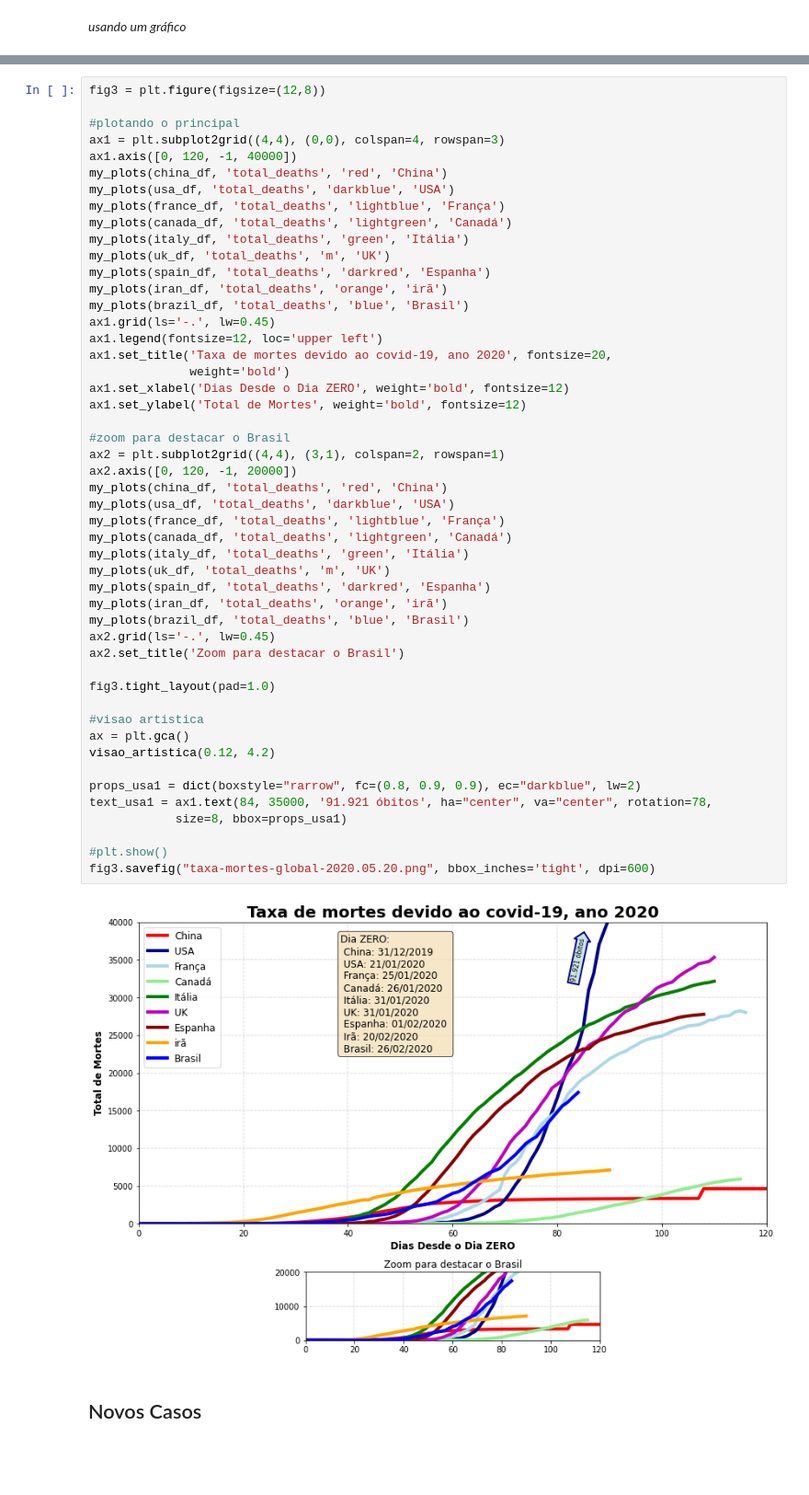
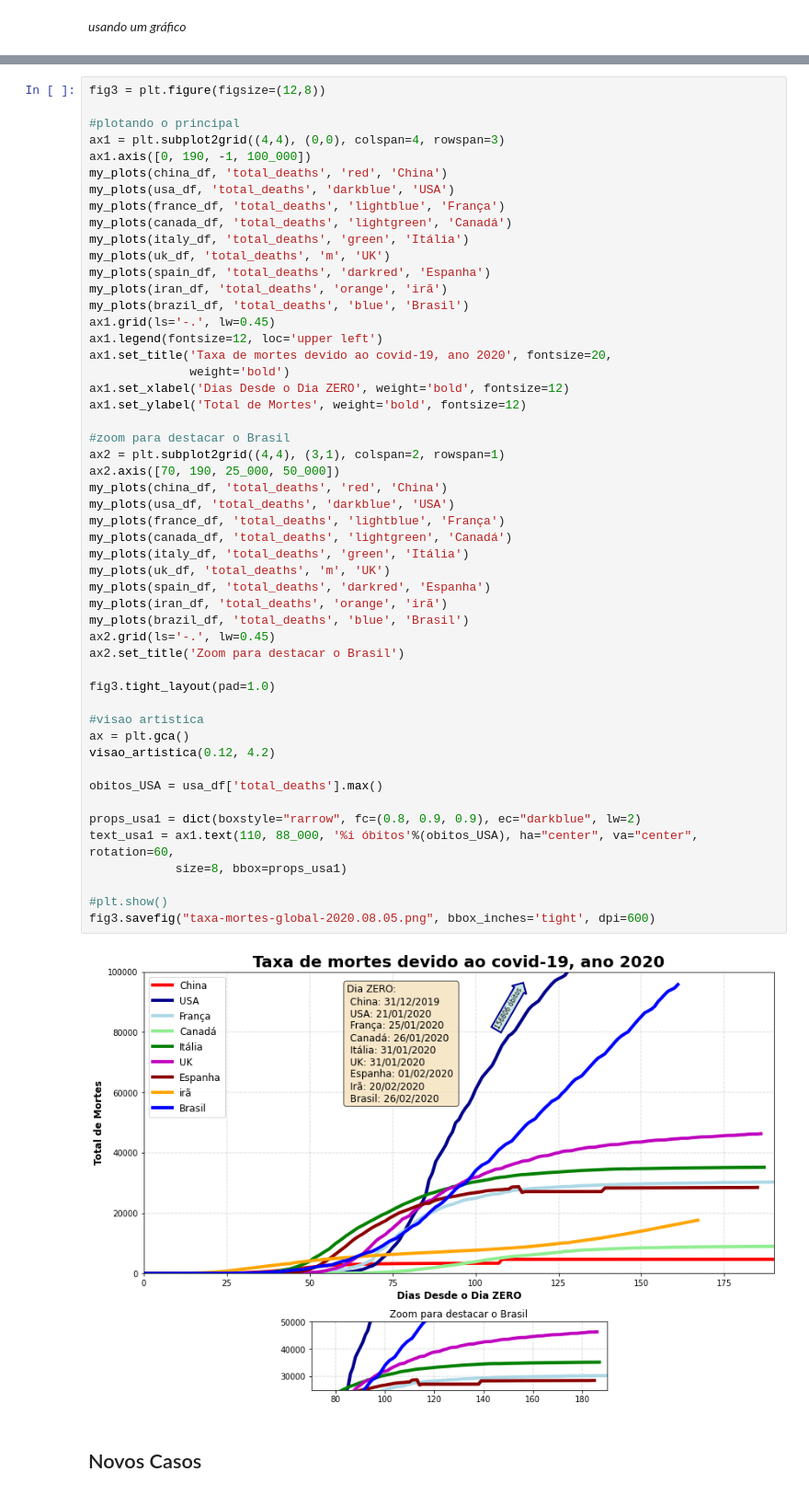
Before and after one commit to OliveiraVinic/covid19.pyhton.analysis, a Jupyter notebook: covid19_script.ipynb, the cells around one changed output, grey strips where cells are left out. Shown at 92% size. Cells and saved outputs as stored; diff of their text form; blank space fills up the shorter version.

```diff
--- a/covid19_script.ipynb
+++ b/covid19_script.ipynb
@@ -336,7 +345,7 @@ fig3 = plt.figure(figsize=(12,8))
 
 #plotando o principal
 ax1 = plt.subplot2grid((4,4), (0,0), colspan=4, rowspan=3)
-ax1.axis([0, 120, -1, 40000])
+ax1.axis([0, 190, -1, 100_000])
 my_plots(china_df, 'total_deaths', 'red', 'China')
 my_plots(usa_df, 'total_deaths', 'darkblue', 'USA')
 my_plots(france_df, 'total_deaths', 'lightblue', 'França')
@@ -351,37 +360,39 @@ ax1.legend(fontsize=12, loc='upper left')
 ax1.set_title('Taxa de mortes devido ao covid-19, ano 2020', fontsize=20,
               weight='bold')
 ax1.set_xlabel('Dias Desde o Dia ZERO', weight='bold', fontsize=12)
 ax1.set_ylabel('Total de Mortes', weight='bold', fontsize=12)
 
 #zoom para destacar o Brasil
 ax2 = plt.subplot2grid((4,4), (3,1), colspan=2, rowspan=1)
-ax2.axis([0, 120, -1, 20000])
+ax2.axis([70, 190, 25_000, 50_000])
 my_plots(china_df, 'total_deaths', 'red', 'China')
 my_plots(usa_df, 'total_deaths', 'darkblue', 'USA')
 my_plots(france_df, 'total_deaths', 'lightblue', 'França')
 my_plots(canada_df, 'total_deaths', 'lightgreen', 'Canadá')
 my_plots(italy_df, 'total_deaths', 'green', 'Itália')
 my_plots(uk_df, 'total_deaths', 'm', 'UK')
 my_plots(spain_df, 'total_deaths', 'darkred', 'Espanha')
 my_plots(iran_df, 'total_deaths', 'orange', 'irã')
 my_plots(brazil_df, 'total_deaths', 'blue', 'Brasil')
 ax2.grid(ls='-.', lw=0.45)
 ax2.set_title('Zoom para destacar o Brasil')
 
 fig3.tight_layout(pad=1.0)
 
 #visao artistica
 ax = plt.gca()
 visao_artistica(0.12, 4.2)
 
+obitos_USA = usa_df['total_deaths'].max()
+
 props_usa1 = dict(boxstyle="rarrow", fc=(0.8, 0.9, 0.9), ec="darkblue", lw=2)
-text_usa1 = ax1.text(84, 35000, '91.921 óbitos', ha="center", va="center", rotation=78,
+text_usa1 = ax1.text(110, 88_000, '%i óbitos'%(obitos_USA), ha="center", va="center", rotation=60,
             size=8, bbox=props_usa1)
 
 #plt.show()
-fig3.savefig("taxa-mortes-global-2020.05.20.png", bbox_inches='tight', dpi=600)
+fig3.savefig("taxa-mortes-global-2020.08.05.png", bbox_inches='tight', dpi=600)
 # %% [output]
-[figure, old version]
+[figure, new version]
 # %% [markdown]
 ## Novos Casos
 # %%
```
Also changed, not shown: parts of 12 cells of this notebook, 3 other files.
